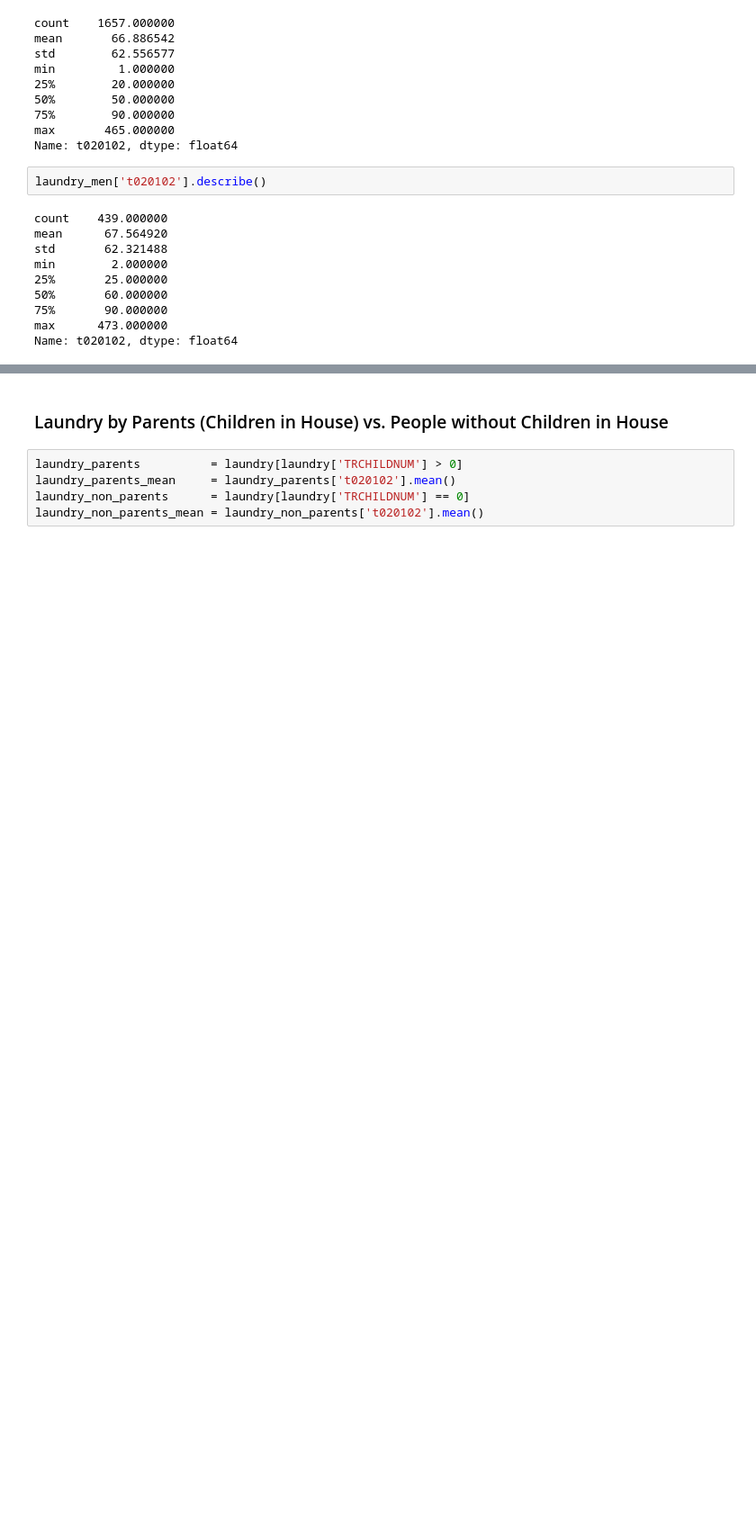
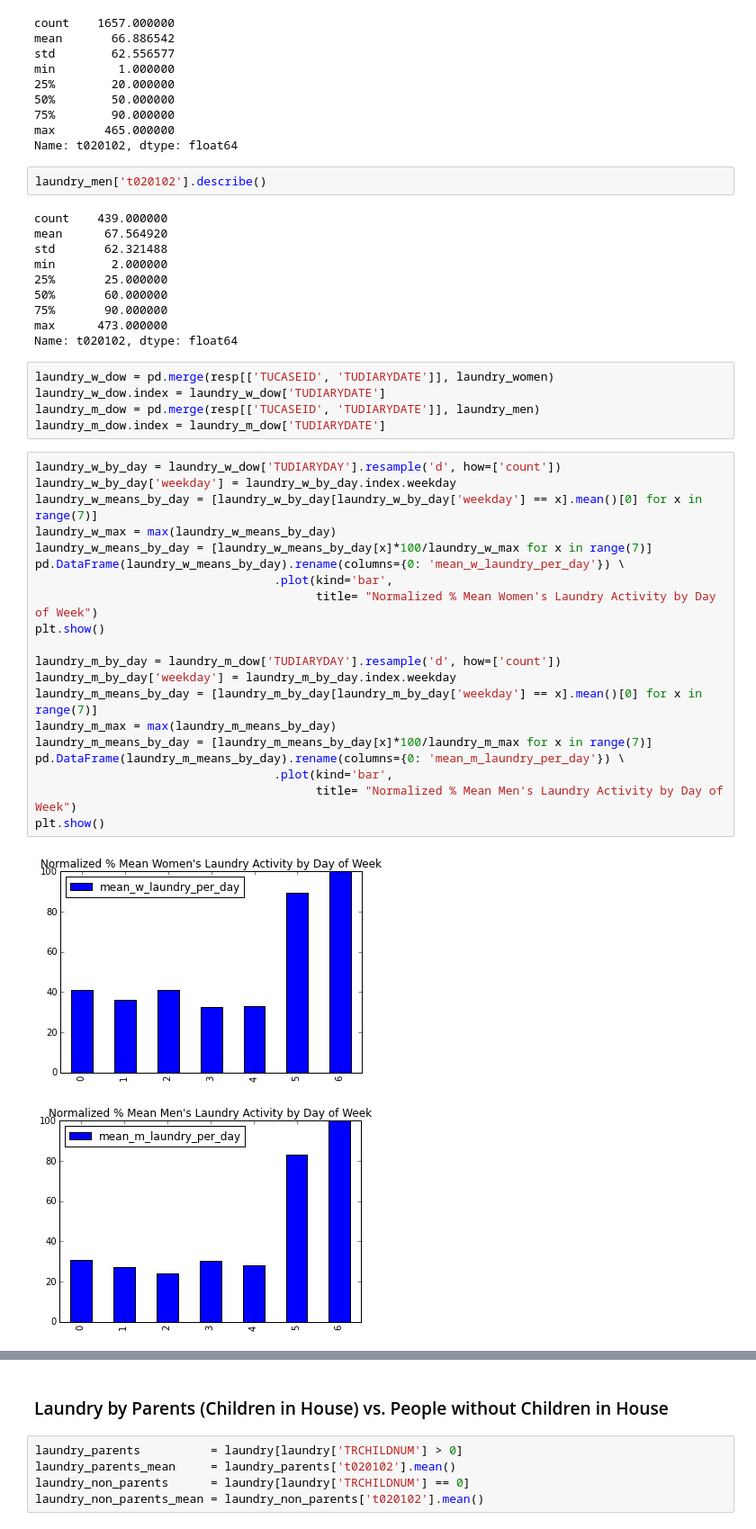
Before and after one commit to ahartz1/atus-analysis, a Jupyter notebook: atus-analysis.ipynb, the cells around one changed output, grey strips where cells are left out. Shown at 90% size. Saved outputs shown, nothing was run; the diff lists cells and outputs as text; blank space fills up the shorter version.

```diff
--- a/atus-analysis.ipynb
+++ b/atus-analysis.ipynb
@@ -165,3 +212,31 @@ min        2.000000
 75%       90.000000
 max      473.000000
 Name: t020102, dtype: float64
+# %%
+laundry_w_dow = pd.merge(resp[['TUCASEID', 'TUDIARYDATE']], laundry_women)
+laundry_w_dow.index = laundry_w_dow['TUDIARYDATE']
+laundry_m_dow = pd.merge(resp[['TUCASEID', 'TUDIARYDATE']], laundry_men)
+laundry_m_dow.index = laundry_m_dow['TUDIARYDATE']
+# %%
+laundry_w_by_day = laundry_w_dow['TUDIARYDAY'].resample('d', how=['count'])
+laundry_w_by_day['weekday'] = laundry_w_by_day.index.weekday
+laundry_w_means_by_day = [laundry_w_by_day[laundry_w_by_day['weekday'] == x].mean()[0] for x in range(7)]
+laundry_w_max = max(laundry_w_means_by_day)
+laundry_w_means_by_day = [laundry_w_means_by_day[x]*100/laundry_w_max for x in range(7)]
+pd.DataFrame(laundry_w_means_by_day).rename(columns={0: 'mean_w_laundry_per_day'}) \
+                                  .plot(kind='bar',
+                                        title= "Normalized % Mean Women's Laundry Activity by Day of Week")
+plt.show()
+
+laundry_m_by_day = laundry_m_dow['TUDIARYDAY'].resample('d', how=['count'])
+laundry_m_by_day['weekday'] = laundry_m_by_day.index.weekday
+laundry_m_means_by_day = [laundry_m_by_day[laundry_m_by_day['weekday'] == x].mean()[0] for x in range(7)]
+laundry_m_max = max(laundry_m_means_by_day)
+laundry_m_means_by_day = [laundry_m_means_by_day[x]*100/laundry_m_max for x in range(7)]
+pd.DataFrame(laundry_m_means_by_day).rename(columns={0: 'mean_m_laundry_per_day'}) \
+                                  .plot(kind='bar',
+                                        title= "Normalized % Mean Men's Laundry Activity by Day of Week")
+plt.show()
+# %% [output]
+[figure, added]
+[figure, added]
```
Also changed, not shown: parts of 11 cells of this notebook.
